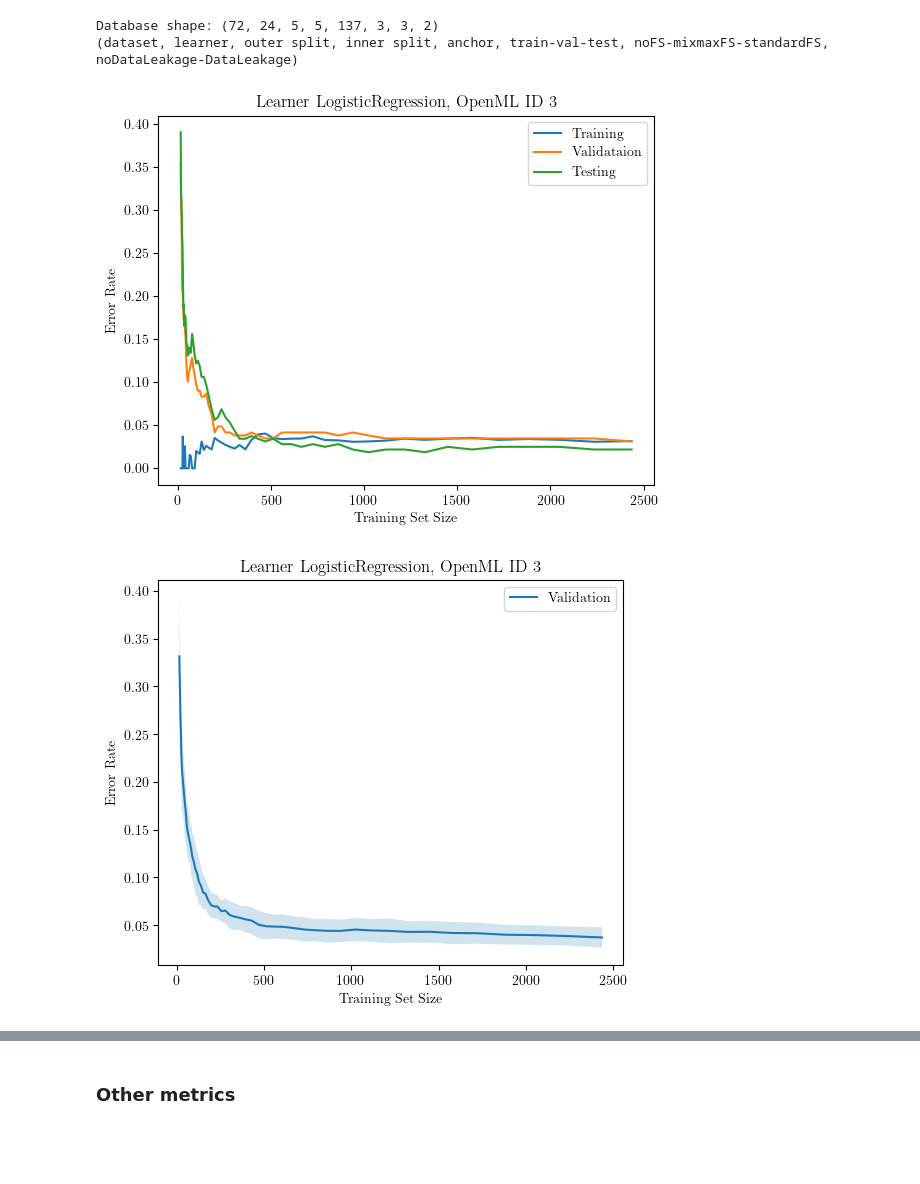
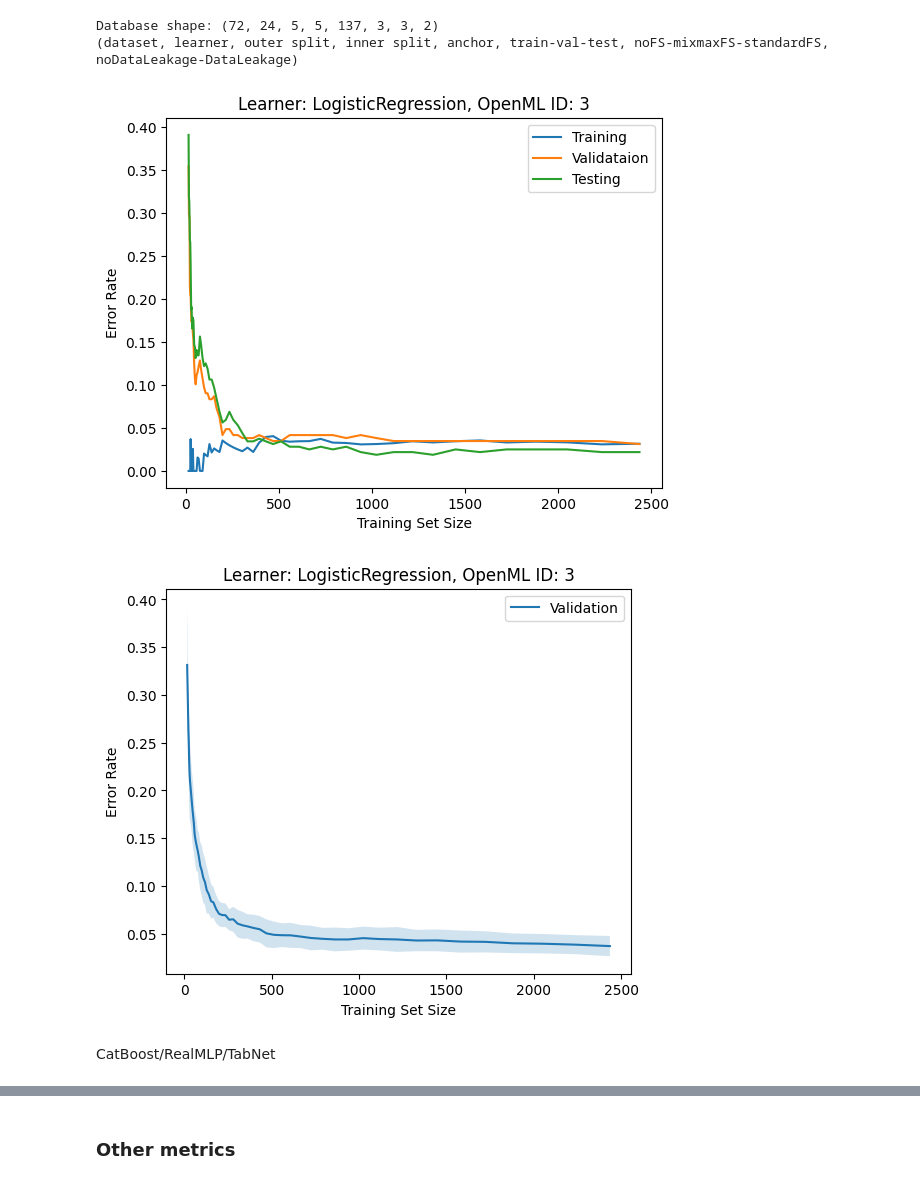
Before and after one commit to learning-curve-research/LCDB-1.1, a Jupyter notebook: LCDB11_demo.ipynb, the cells around one changed output, grey strips where cells are left out. Saved outputs shown, nothing was run; the diff lists cells and outputs as text; code cells hidden in the pictures; blank space fills up the shorter version.

Commit message:
update modern learner

```diff
--- a/LCDB11_demo.ipynb
+++ b/LCDB11_demo.ipynb
@@ -71,29 +67,31 @@ Database shape: (72, 24, 5, 5, 137, 3, 3, 2)
 # %%
 dataset_index, learner_index, outer_split, inner_split, feature_scaling, data_acquisition = 0, 6, 0, 0, 0, 0
 
 plt.figure()
-plt.plot(anchor_list, dataset[dataset_index, learner_index, outer_split, inner_split,:, 0, feature_scaling, data_acquisition], label="Training")
-plt.plot(anchor_list, dataset[dataset_index, learner_index, outer_split, inner_split,:, 1, feature_scaling, data_acquisition], label="Validataion")
-plt.plot(anchor_list, dataset[dataset_index, learner_index, outer_split, inner_split,:, 2, feature_scaling, data_acquisition], label="Testing")
-plt.title(f'Learner {learner_zoo[learner_index]}, OpenML ID {dataset_ids[dataset_index]}')
+plt.plot(anchor_list_denser, dataset[dataset_index, learner_index, outer_split, inner_split,:, 0, feature_scaling, data_acquisition], label="Training")
+plt.plot(anchor_list_denser, dataset[dataset_index, learner_index, outer_split, inner_split,:, 1, feature_scaling, data_acquisition], label="Validataion")
+plt.plot(anchor_list_denser, dataset[dataset_index, learner_index, outer_split, inner_split,:, 2, feature_scaling, data_acquisition], label="Testing")
+plt.title(f'Learner: {learner_zoo[learner_index]}, OpenML ID: {dataset_ids[dataset_index]}')
 plt.xlabel('Training Set Size')
 plt.ylabel('Error Rate')
 plt.legend()
 plt.show()
 # %% [output]
-[figure, old version]
+[figure, new version]
 # %%
 dataset_index, learner_index, train_val_test, feature_scaling, data_acquisition = 0, 6, 1, 0, 0
 
 plt.figure(figsize=(6, 5))
 mean_curve = np.nanmean(dataset[dataset_index, learner_index, :, :, :, train_val_test, feature_scaling, data_acquisition], axis=(0, 1))
 std_curve = np.nanstd(dataset[dataset_index, learner_index, :, :, :, train_val_test, feature_scaling, data_acquisition], axis=(0, 1))
-plt.plot(anchor_list, mean_curve, label='Validation')
-plt.fill_between(anchor_list, mean_curve - std_curve, mean_curve + std_curve, alpha=0.2)
-plt.title(f'Learner {learner_zoo[learner_index]}, OpenML ID {dataset_ids[dataset_index]}')
+plt.plot(anchor_list_denser, mean_curve, label='Validation')
+plt.fill_between(anchor_list_denser, mean_curve - std_curve, mean_curve + std_curve, alpha=0.2)
+plt.title(f'Learner: {learner_zoo[learner_index]}, OpenML ID: {dataset_ids[dataset_index]}')
 plt.xlabel('Training Set Size')
 plt.ylabel('Error Rate')
 plt.legend()
 plt.show()
 # %% [output]
-[figure, old version]
+[figure, new version]
+# %% [markdown]
+CatBoost/RealMLP/TabNet
```
Also changed, not shown: parts of 18 cells of this notebook, 1 other file.
